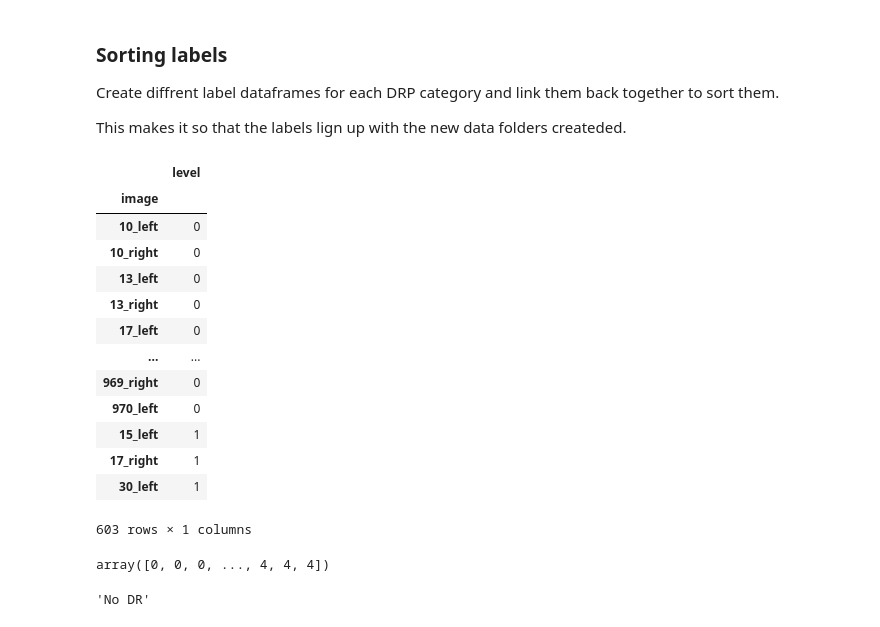
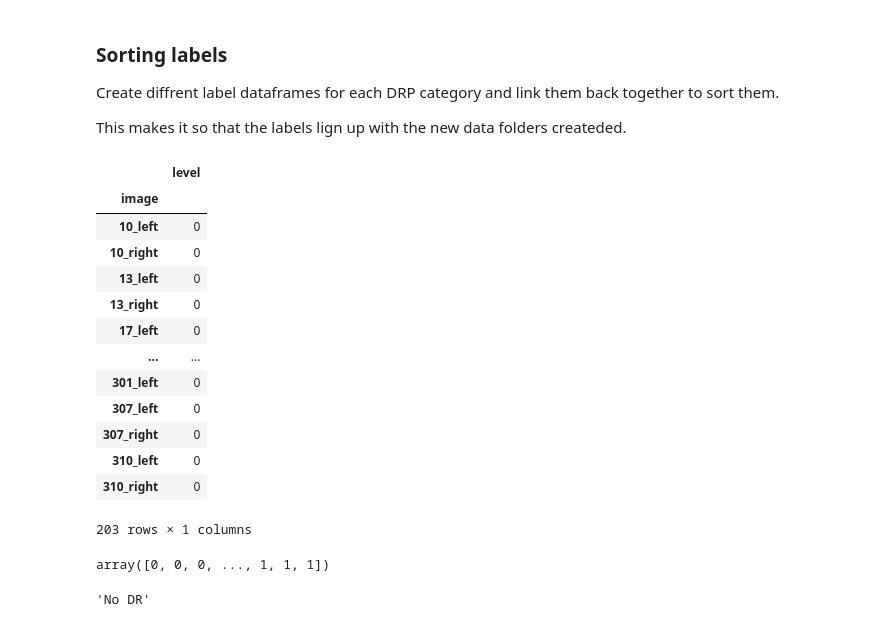
Before and after one commit to RipOrbofWinter/EyeDiseaseDetection, a Jupyter notebook: SortedModel.ipynb, the cells around one changed output. Saved outputs shown, nothing was run; the diff lists cells and outputs as text; code cells hidden in the pictures.

```diff
--- a/SortedModel.ipynb
+++ b/SortedModel.ipynb
@@ -42,25 +42,27 @@ Sort all images into diffrent folders based on category to remove bias in the da
 
 All images from the "DrpTest" folder are copied over and sorted into 5 diffrent folders inside the "Sorted" folder.
 # %%
-srcpath = "Data/DrpTest"
-labels = pd.read_csv("C:/Users/mauri/Documents/GitHub/EyeDiseaseDetection/Data/trainLabels.csv")
-srcfiles = labels.index
+srcpath = "Data/DrpTest/"
+newPath = 'Data/Sorted/'
+limit = 200
 
+labels = pd.read_csv("Data/trainLabels.csv")
 labels = labels.set_index('image')
-# extract the extension from filenames and filter out duplicates
+# Delete old files from the sorted folder
+oldFiles = os.listdir(newPath)
+for file in oldFiles:
+    os.remove(newPath + file)
 
 #create a category img limit
-limit = 600
-limitTracker = [0,0,0,0,0]
+limitTracker = [-abs(limit*3),0,0,0,0]
 # create destination directories and store their names along with full paths
 for filename in labels.index:
     filename = filename + '.png'
     fileCategory = labels.loc[(filename)[0:-4], 'level']
     if limitTracker[fileCategory] < limit:
         limitTracker[fileCategory]+=1
-        oldFolder = srcpath + '/' + filename
-        # newFolder = 'Data/Sorted/testSet' + str(labels.loc[(filename)[0:-4], 'level']) + '/' + filename
-        newFolder = 'Data/Sorted/' + str(labels.loc[(filename)[0:-4], 'level']) + '_' + filename
+        oldFolder = srcpath + filename
+        newFolder = newPath + str(labels.loc[(filename)[0:-4], 'level']) + '_' + filename
         shutil.copy(oldFolder, newFolder)
 # note: might give keyerror if it reaches the labels.csv file
 # %% [markdown]
@@ -92,34 +94,37 @@ This makes it so that the labels lign up with the new data folders createded.
 # %%
 # Sort labels by category, then take the first x images
 imagesPerCategory = limit
-SortedLabels = (labelsIndexed.loc[labelsIndexed['level']==0])[0:imagesPerCategory]
+
+SortedLabels = (labelsIndexed.loc[labelsIndexed['level']==0])[0:imagesPerCategory*4]
 SortedLabels = SortedLabels.append((labelsIndexed.loc[labelsIndexed['level']==1])[0:imagesPerCategory])
 SortedLabels = SortedLabels.append((labelsIndexed.loc[labelsIndexed['level']==2])[0:imagesPerCategory])
 SortedLabels = SortedLabels.append((labelsIndexed.loc[labelsIndexed['level']==3])[0:imagesPerCategory])
 SortedLabels = SortedLabels.append((labelsIndexed.loc[labelsIndexed['level']==4])[0:imagesPerCategory])
 SortedLabels.head(limit+3)
 # %% [output]
 |  | level |
 | image |  |
 | 10_left | 0 |
 | 10_right | 0 |
 | 13_left | 0 |
 | 13_right | 0 |
 | 17_left | 0 |
 | ... | ... |
-| 969_right | 0 |
-| 970_left | 0 |
-| 15_left | 1 |
-| 17_right | 1 |
-| 30_left | 1 |
+| 301_left | 0 |
+| 307_left | 0 |
+| 307_right | 0 |
+| 310_left | 0 |
+| 310_right | 0 |
-603 rows × 1 columns
+203 rows × 1 columns
 # %%
 # Turn the pandas dataframe into a numpy array that can be read by the model
 label_list =(SortedLabels[['level']].values.flatten().tolist())
 label_list = np.asarray(label_list)
-label_list
+# Convert the categories into a binary solutio
+convertedLabelList = np.where(label_list > 1, 1, label_list)
+convertedLabelList
 # %% [output]
-array([0, 0, 0, ..., 4, 4, 4])
+array([0, 0, 0, ..., 1, 1, 1])
 # %%
 # Used in the evaluation section, translates the category number into readable text
 label_names = ["No DR", "Mild", "Moderate", "Severe", "Proliferative DR"]
```
Also changed, not shown: parts of 5 cells of this notebook, 2 other files.
